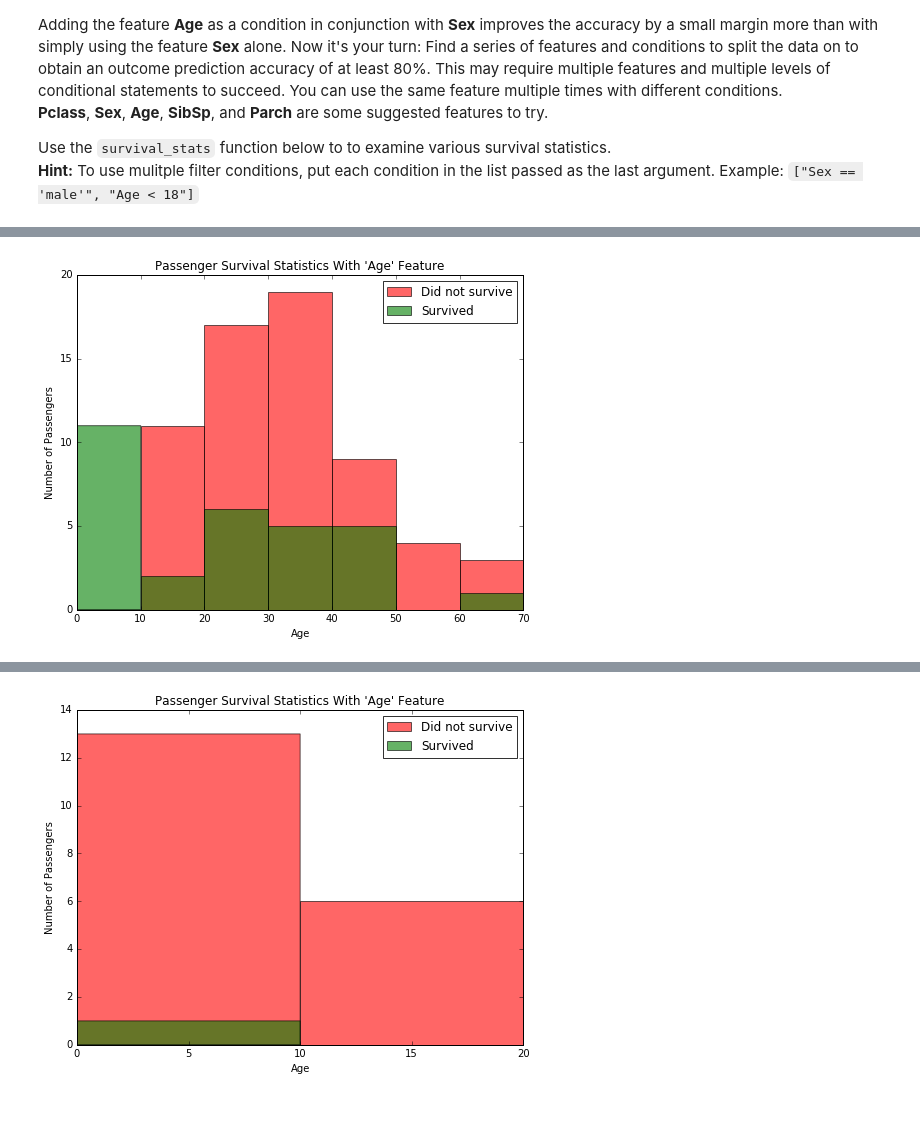
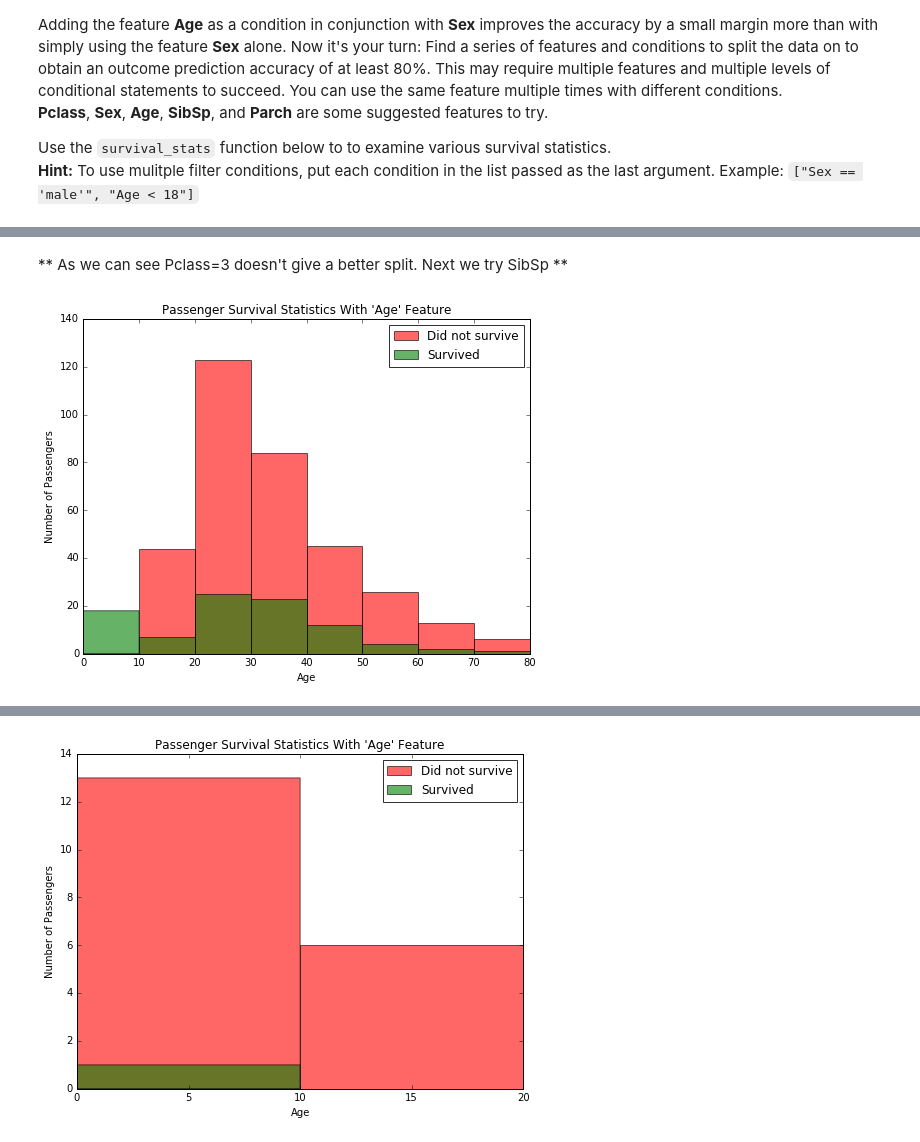
Before and after one commit to mas-dse-phesami/machine-learning, a Jupyter notebook: projects/titanic_survival_exploration/titanic_survival_exploration.ipynb, the cells around one changed output, grey strips where cells are left out. Saved outputs shown, nothing was run; the diff lists cells and outputs as text; code cells hidden in the pictures; blank space fills up the shorter version.

```diff
--- a/projects/titanic_survival_exploration/titanic_survival_exploration.ipynb
+++ b/projects/titanic_survival_exploration/titanic_survival_exploration.ipynb
@@ -216,4 +231,6 @@ Use the `survival_stats` function below to to examine various survival statistic
+# %% [markdown]
+** As we can see Pclass=3 doesn't give a better split. Next we try SibSp **
 # %%
-vs.survival_stats(data, outcomes, 'Age', ["Sex == 'male'", "SibSp == 1"])
+vs.survival_stats(data, outcomes, 'Age', ["Sex == 'male'", "SibSp < 3"])
 # %% [output]
-[figure, old version]
+[figure, new version]
```
Also changed, not shown: parts of 7 cells of this notebook.
